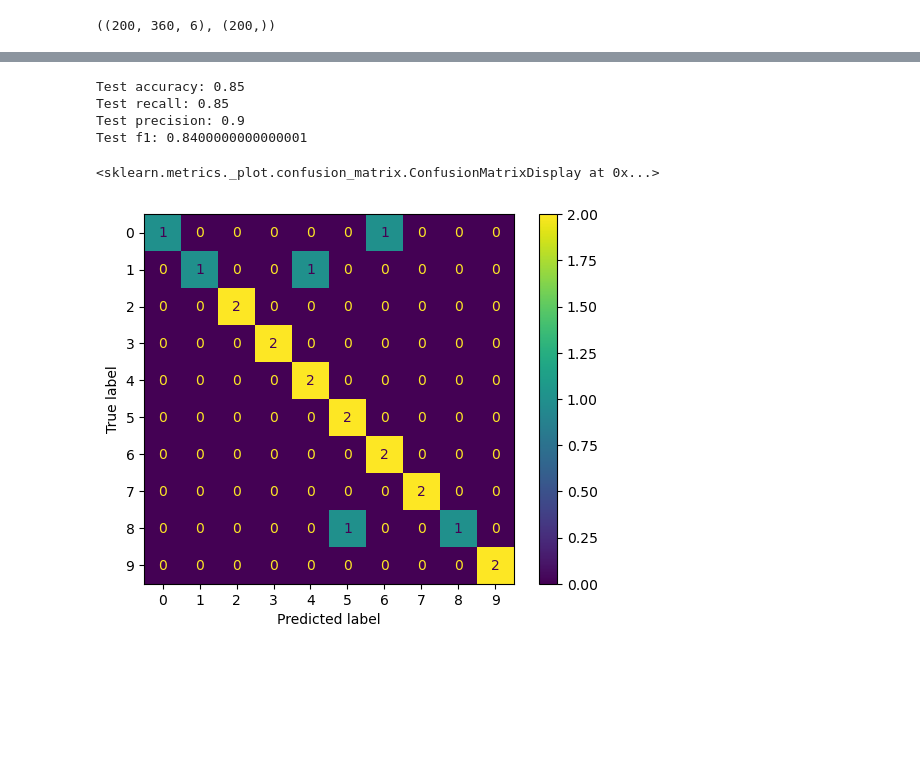
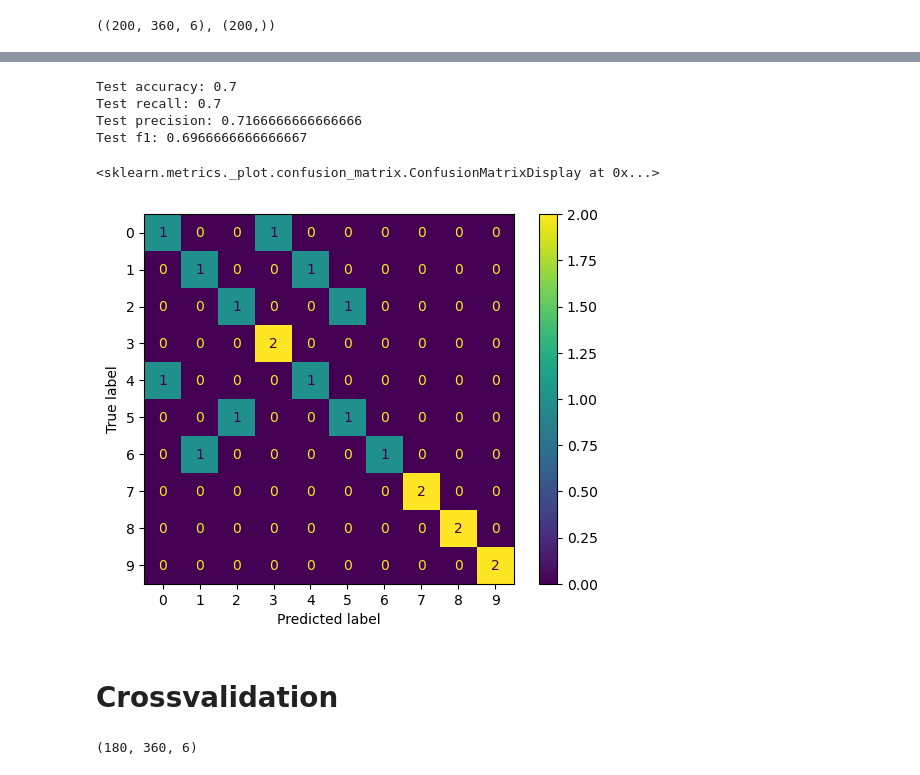
Before and after one commit to Ilvondir/acs-f1-classification, a Jupyter notebook: main.ipynb, the cells around one changed output, grey strips where cells are left out. Cells and saved outputs as stored; diff of their text form; code cells hidden in the pictures; blank space fills up the shorter version.

```diff
--- a/main.ipynb
+++ b/main.ipynb
@@ -173,26 +201,32 @@ plt.show()
-# %%
-from sklearn.metrics import confusion_matrix, ConfusionMatrixDisplay, accuracy_score, f1_score, recall_score, precision_score
-
-# model = tf.keras.models.load_model('best_model.keras')
-
-preds = np.argmax(model.predict(preprocess.transform(X_test), verbose=0), axis=1)
-
-results = pd.DataFrame({
-    'preds': preds,
-    'true': Y_test
-})
-
-print(f'Test accuracy: {accuracy_score(results['true'], results['preds'])}')
-print(f'Test recall: {recall_score(results['true'], results['preds'], average='weighted')}')
-print(f'Test precision: {precision_score(results['true'], results['preds'], average='weighted')}')
-print(f'Test f1: {f1_score(results['true'], results['preds'], average='weighted')}')
-
-cm = confusion_matrix(results['true'], results['preds'])
-ConfusionMatrixDisplay(cm).plot()
-# %% [output]
-Test accuracy: 0.85
-Test recall: 0.85
-Test precision: 0.9
-Test f1: 0.8400000000000001
-<sklearn.metrics._plot.confusion_matrix.ConfusionMatrixDisplay at 0x...>
-[figure, removed]
+# %%
+model = tf.keras.models.load_model('best_model_2.keras')
+
+preds = np.argmax(model.predict(preprocess.transform(X_test), verbose=0), axis=1)
+
+results = pd.DataFrame({
+    'preds': preds,
+    'true': Y_test
+})
+
+print(f'Test accuracy: {accuracy_score(results['true'], results['preds'])}')
+print(f'Test recall: {recall_score(results['true'], results['preds'], average='weighted')}')
+print(f'Test precision: {precision_score(results['true'], results['preds'], average='weighted')}')
+print(f'Test f1: {f1_score(results['true'], results['preds'], average='weighted')}')
+
+cm = confusion_matrix(results['true'], results['preds'])
+ConfusionMatrixDisplay(cm).plot()
+# %% [output]
+Test accuracy: 0.7
+Test recall: 0.7
+Test precision: 0.7166666666666666
+Test f1: 0.6966666666666667
+<sklearn.metrics._plot.confusion_matrix.ConfusionMatrixDisplay at 0x...>
+[figure, added]
+# %% [markdown]
+# Crossvalidation
+# %%
+X_train, X_test, Y_train, Y_test = train_test_split(data, labels, test_size=0.1, stratify=labels, random_state=SEED)
+
+X_train.shape
+# %% [output]
+(180, 360, 6)
```
Also changed, not shown: parts of 8 cells of this notebook, 35 other files.
